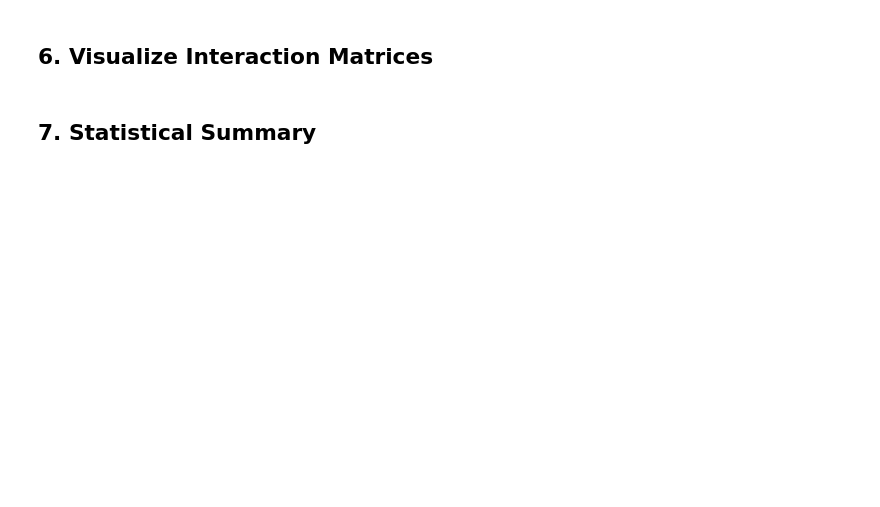
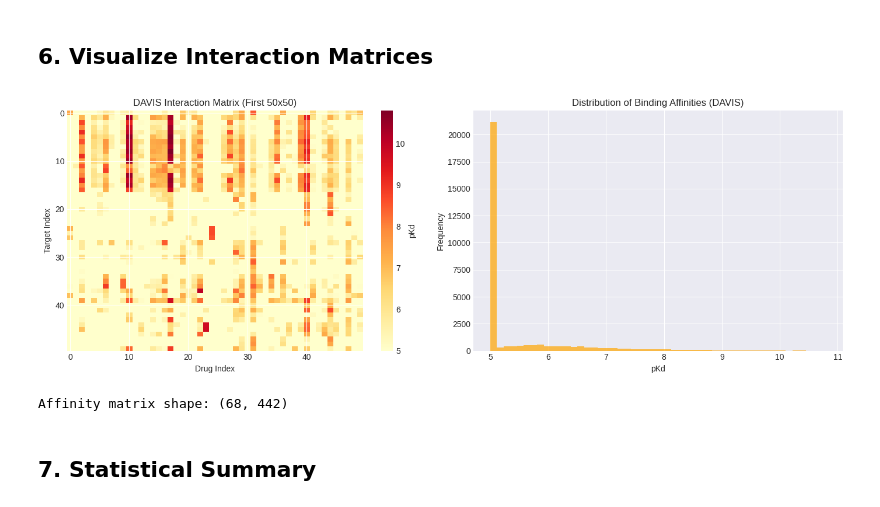
Before and after one commit to Kambeiz/Graph_GNN_Pytorch_PDB, a Jupyter notebook: notebooks/01_data_exploration.ipynb, the cells around one changed output. Cells and saved outputs as stored; diff of their text form; code cells hidden in the pictures; blank space fills up the shorter version.

Commit message:
Bugfixes and some changes (conda working, path & format reading etc)

```diff
--- a/notebooks/01_data_exploration.ipynb
+++ b/notebooks/01_data_exploration.ipynb
@@ -42,16 +42,16 @@ sns.set_palette('husl')
 # %%
 def load_davis_data():
     """Load DAVIS dataset"""
-    davis_dir = RAW_DATA / 'davis' / 'davis'
+    davis_dir = RAW_DATA / 'davis'
 
     # Load affinity matrix
     affinity = pickle.load(open(davis_dir / 'Y', 'rb'), encoding='latin1')
 
-    # Load drug SMILES
+    # Load drug SMILES (JSON format)
     with open(davis_dir / 'ligands_can.txt', 'r') as f:
         drug_smiles = json.load(f)
 
-    # Load target sequences
+    # Load target sequences (JSON format)
     with open(davis_dir / 'proteins.txt', 'r') as f:
         target_sequences = json.load(f)
 
@@ -61,6 +61,7 @@ def load_davis_data():
         'target_sequences': target_sequences
     }
 
+
 # Load DAVIS data
 davis_data = load_davis_data()
 print(f"DAVIS Dataset:")
@@ -200,32 +254,38 @@ plt.show()
 # %%
 # Visualize DAVIS interaction matrix
 fig, (ax1, ax2) = plt.subplots(1, 2, figsize=(14, 5))
 
 # Full interaction matrix (subset for visibility)
 subset_size = 50
-davis_subset = davis_data['affinity'][:subset_size, :subset_size]
+davis_subset = davis_data['affinity'][:subset_size, :subset_size].T  # Transpose here
 
 # Convert Kd to pKd for better visualization (higher = stronger binding)
 davis_pkd = -np.log10(davis_subset / 1e9)
 davis_pkd[davis_subset >= 30000] = 0  # Set non-interactions to 0
 
 im1 = ax1.imshow(davis_pkd, cmap='YlOrRd', aspect='auto')
 ax1.set_xlabel('Drug Index')
 ax1.set_ylabel('Target Index')
 ax1.set_title(f'DAVIS Interaction Matrix (First {subset_size}x{subset_size})')
 plt.colorbar(im1, ax=ax1, label='pKd')
 
 # Distribution of binding affinities
 valid_affinities = davis_data['affinity'][davis_data['affinity'] < 30000]
 pkd_values = -np.log10(valid_affinities / 1e9)
 
 ax2.hist(pkd_values, bins=50, alpha=0.7, color='orange')
 ax2.set_xlabel('pKd')
 ax2.set_ylabel('Frequency')
 ax2.set_title('Distribution of Binding Affinities (DAVIS)')
 
 plt.tight_layout()
 plt.show()
+# %% [output]
+[figure, added]
+# %%
+print(f"Affinity matrix shape: {davis_data['affinity'].shape}")
+# %% [output]
+Affinity matrix shape: (68, 442)
 # %% [markdown]
 ## 7. Statistical Summary
 # %%
```
Also changed, not shown: parts of 10 cells of this notebook, 6 other files.
